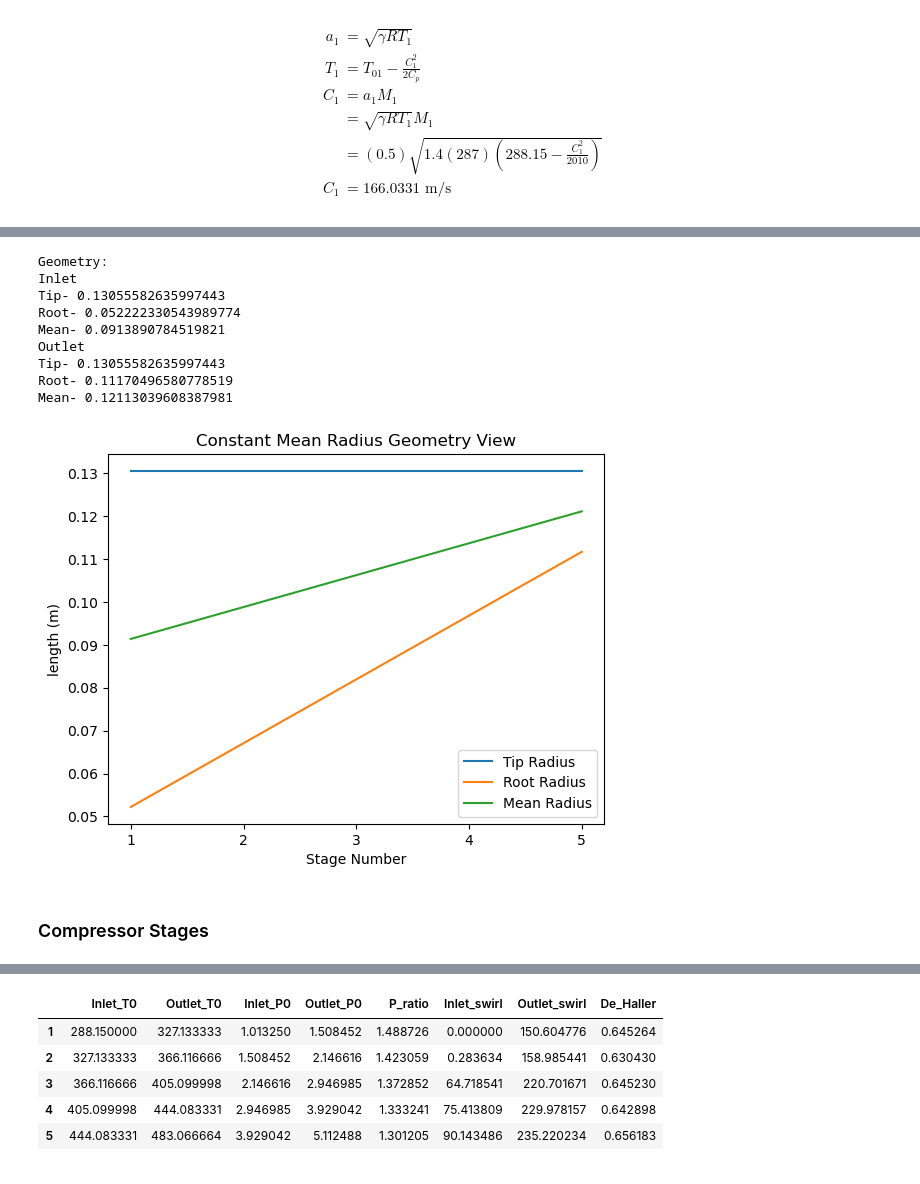
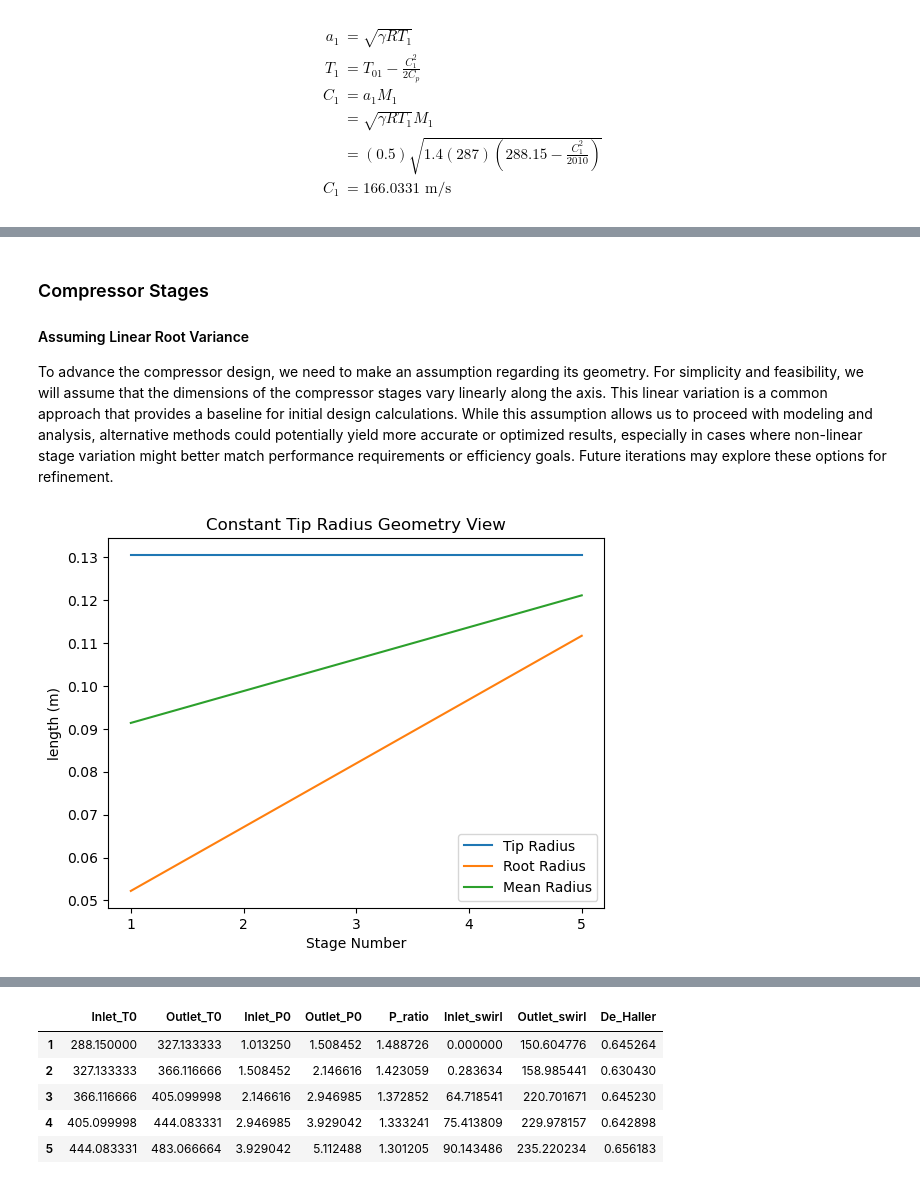
Before and after one commit to jjermstad24/Fall_2024_Classes, a Jupyter notebook: AERO_417/Project_1.ipynb, the cells around one changed output, grey strips where cells are left out. Saved outputs shown, nothing was run; the diff lists cells and outputs as text; code cells hidden in the pictures.

```diff
--- a/AERO_417/Project_1.ipynb
+++ b/AERO_417/Project_1.ipynb
@@ -265,64 +352,26 @@ C_axial = float(sy.solve(M1*a1-Ca,Ca)[0])
+# %% [markdown]
+### Compressor Stages
+
+#### Assuming Linear Root Variance
+
+To advance the compressor design, we need to make an assumption regarding its geometry. For simplicity and feasibility, we will assume that the dimensions of the compressor stages vary linearly along the axis. This linear variation is a common approach that provides a baseline for initial design calculations. While this assumption allows us to proceed with modeling and analysis, alternative methods could potentially yield more accurate or optimized results, especially in cases where non-linear stage variation might better match performance requirements or efficiency goals. Future iterations may explore these options for refinement.
 # %%
-C1 = C_axial
-T1 = T01-C1**2/2/Cp
-P1 = P01*(T1/T01)**(gamma/(gamma-1))
-rho1 = P1/R/T1*100000
-
-inlet_radius_tip = (m_dot/(np.pi*rho1*C1)/(1-rr_rt**2))**0.5
-inlet_radius_root = rr_rt*inlet_radius_tip
-inlet_radius_mean = (inlet_radius_tip+inlet_radius_root)/2
-
-C2 = C1
-T02 = T01*(P_compressor)**((n_compressor-1)/n_compressor)
-P02 = P_compressor*P01
-T2 = T02-C2**2/2/Cp
-a2 = (gamma*R*T2)**0.5
-
-P2 = P02*(T2/T02)**(gamma/(gamma-1))
-rho2 = P2/R/T2*100000
-A2 = m_dot/rho2/C2
-
-outlet_radius_tip = inlet_radius_tip
-outlet_radius_root = (outlet_radius_tip**2-A2/np.pi)**0.5
-outlet_radius_mean = (outlet_radius_tip+outlet_radius_root)/2
-
-print("Geometry:")
-print("Inlet")
-print("Tip-",inlet_radius_tip)
-print("Root-",inlet_radius_root)
-print("Mean-",inlet_radius_mean)
-print("Outlet")
-print("Tip-",outlet_radius_tip)
-print("Root-",outlet_radius_root)
-print("Mean-",outlet_radius_mean)
-
 tips = np.linspace(inlet_radius_tip,outlet_radius_tip,num_stages)
 roots = np.linspace(inlet_radius_root,outlet_radius_root,num_stages)
 means = [(t+r)/2 for t,r in zip(tips,roots)]
 U_mean = [2*np.pi*N*m for m in means]
 
 x = range(1,num_stages+1)
 
 plt.figure()
 plt.plot(x,tips,label="Tip Radius")
 plt.plot(x,roots,label="Root Radius")
 plt.plot(x,means,label="Mean Radius")
 plt.legend()
 plt.xticks(x)
 plt.xlabel("Stage Number")
 plt.ylabel("length (m)")
-plt.title("Constant Mean Radius Geometry View")
+plt.title("Constant Tip Radius Geometry View")
 plt.show()
 # %% [output]
-Geometry:
-Inlet
-Tip- 0.13055582635997443
-Root- 0.052222330543989774
-Mean- 0.0913890784519821
-Outlet
-Tip- 0.13055582635997443
-Root- 0.11170496580778519
-Mean- 0.12113039608387981
-[figure, old version]
+[figure, new version]
-# %% [markdown]
-### Compressor Stages
```
Also changed, not shown: parts of 16 cells of this notebook.
